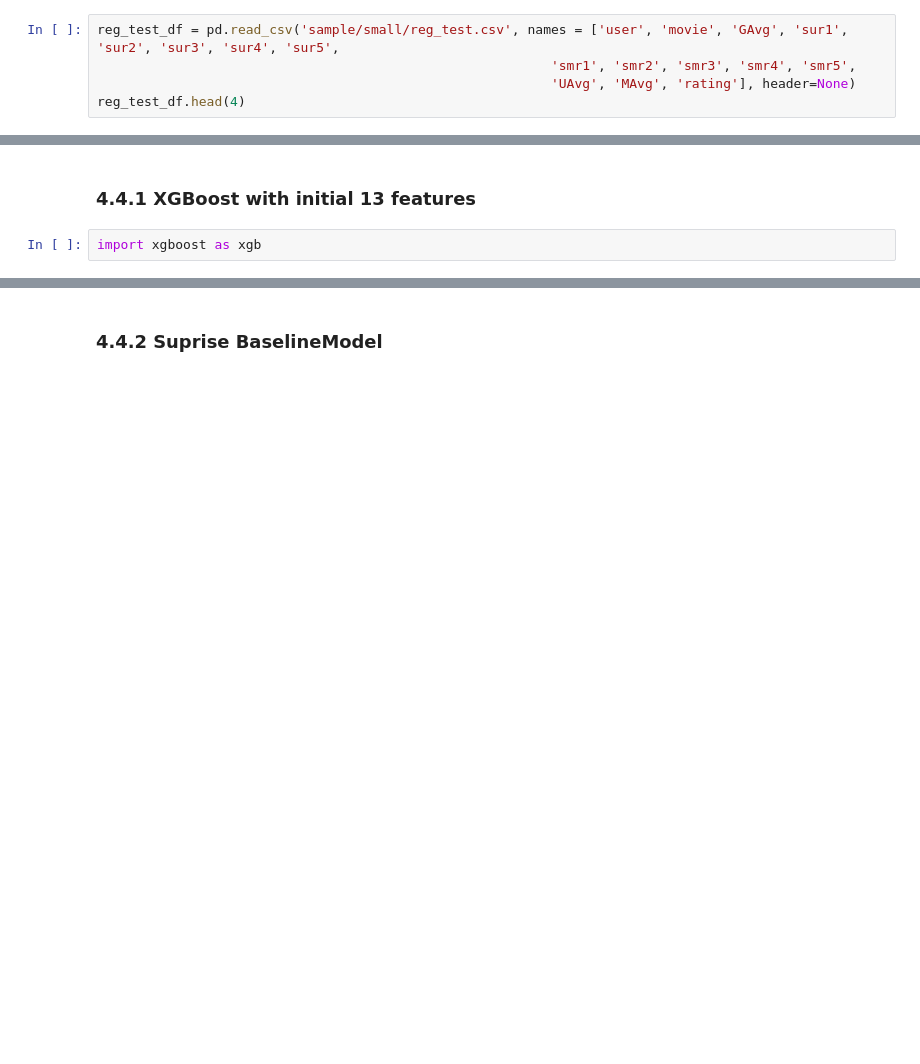
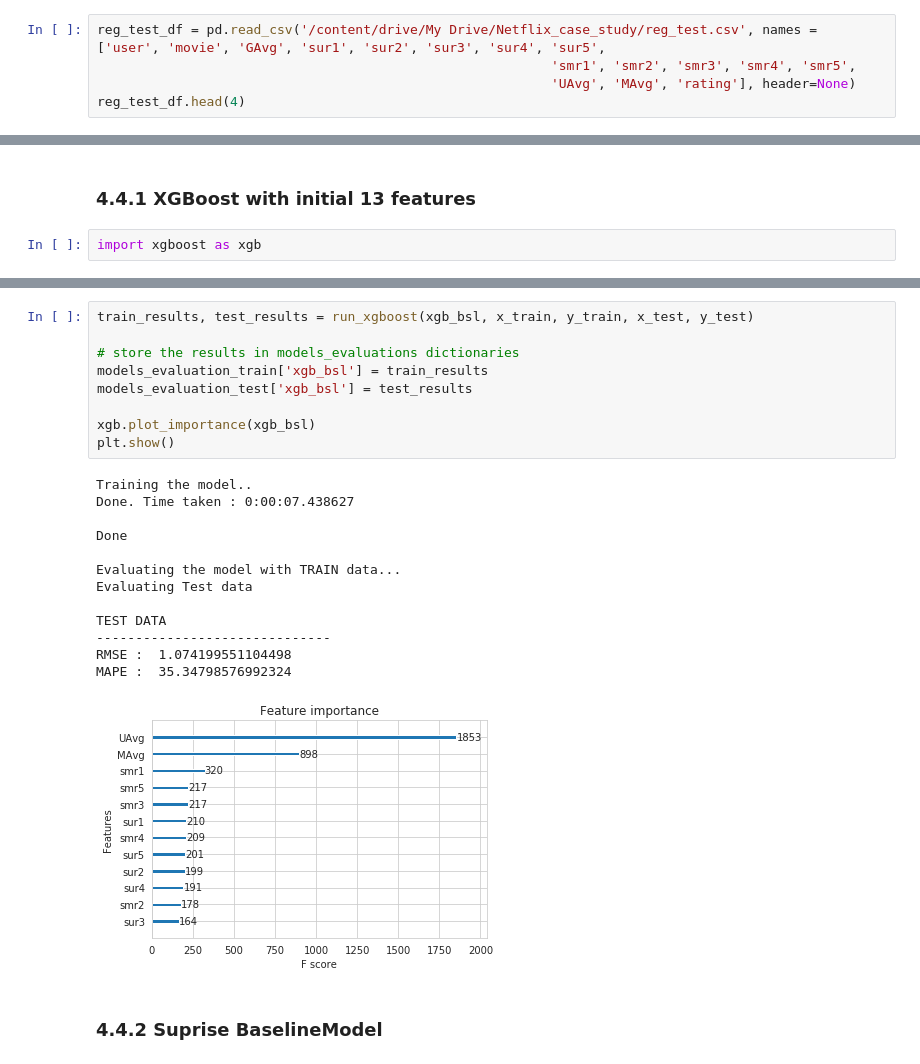
Before and after one commit to Mrjaggu/Netflix_recommendation, a Jupyter notebook: Netflix_Movie.ipynb, the cells around one changed output, grey strips where cells are left out. Saved outputs shown, nothing was run; the diff lists cells and outputs as text; blank space fills up the shorter version.

```diff
--- a/Netflix_Movie.ipynb
+++ b/Netflix_Movie.ipynb
@@ -1544,7 +1558,7 @@ Done for 7000 rows----- 0:31:41.933568
 # %% [markdown]
 __Reading from the file to make a test dataframe __
 # %%
-reg_test_df = pd.read_csv('sample/small/reg_test.csv', names = ['user', 'movie', 'GAvg', 'sur1', 'sur2', 'sur3', 'sur4', 'sur5',
+reg_test_df = pd.read_csv('/content/drive/My Drive/Netflix_case_study/reg_test.csv', names = ['user', 'movie', 'GAvg', 'sur1', 'sur2', 'sur3', 'sur4', 'sur5',
                                                           'smr1', 'smr2', 'smr3', 'smr4', 'smr5',
                                                           'UAvg', 'MAvg', 'rating'], header=None)
 reg_test_df.head(4)
@@ -1831,3 +1901,26 @@ MAPE :  34.504887593204884
+# %%
+train_results, test_results = run_xgboost(xgb_bsl, x_train, y_train, x_test, y_test)
+
+# store the results in models_evaluations dictionaries
+models_evaluation_train['xgb_bsl'] = train_results
+models_evaluation_test['xgb_bsl'] = test_results
+
+xgb.plot_importance(xgb_bsl)
+plt.show()
+# %% [output]
+Training the model..
+Done. Time taken : 0:00:07.438627
+
+Done
+
+Evaluating the model with TRAIN data...
+Evaluating Test data
+
+TEST DATA
+------------------------------
+RMSE :  1.074199551104498
+MAPE :  35.34798576992324
+[figure, added]
 # %% [markdown]
 <h3> 4.4.2 Suprise BaselineModel </h3>
 # %%
```
Also changed, not shown: parts of 59 cells of this notebook.
